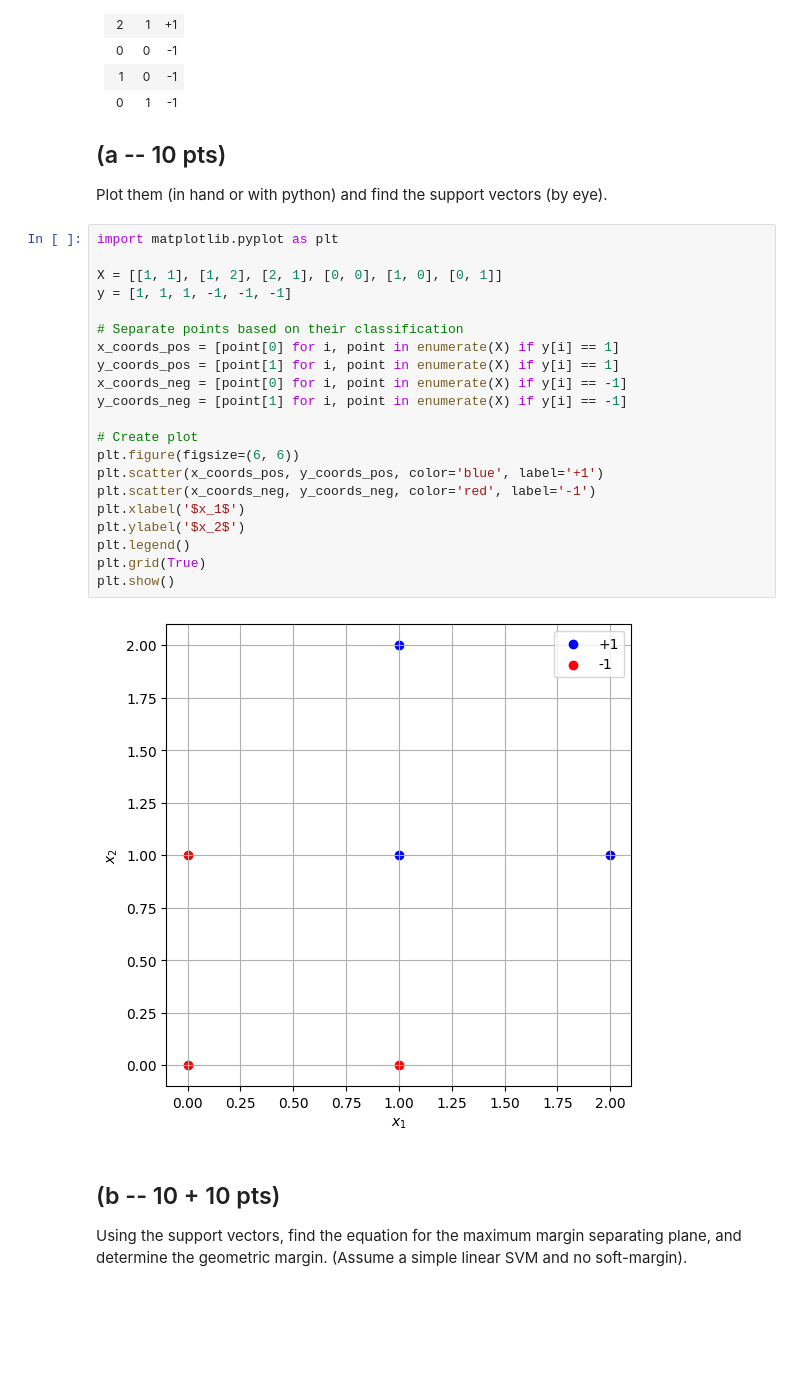
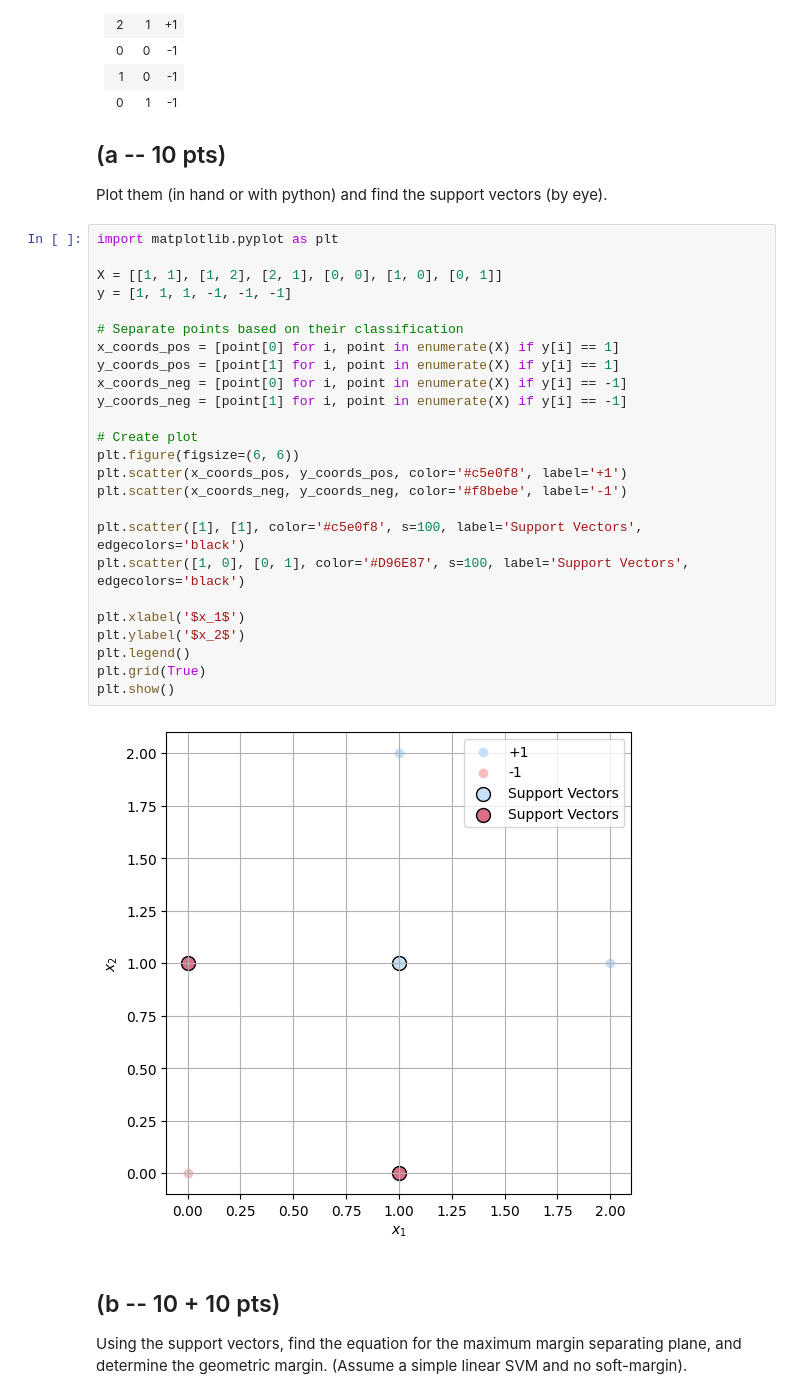
Before and after one commit to richsi/CSE142, a Jupyter notebook: Assignment3/Assignment3_CSE142.ipynb, the cells around one changed output. Cells and saved outputs as stored; diff of their text form; blank space fills up the shorter version.

```diff
--- a/Assignment3/Assignment3_CSE142.ipynb
+++ b/Assignment3/Assignment3_CSE142.ipynb
@@ -82,26 +82,30 @@ Plot them (in hand or with python) and find the support vectors (by eye).
 # %%
 import matplotlib.pyplot as plt
 
 X = [[1, 1], [1, 2], [2, 1], [0, 0], [1, 0], [0, 1]]
 y = [1, 1, 1, -1, -1, -1]
 
 # Separate points based on their classification
 x_coords_pos = [point[0] for i, point in enumerate(X) if y[i] == 1]
 y_coords_pos = [point[1] for i, point in enumerate(X) if y[i] == 1]
 x_coords_neg = [point[0] for i, point in enumerate(X) if y[i] == -1]
 y_coords_neg = [point[1] for i, point in enumerate(X) if y[i] == -1]
 
 # Create plot
 plt.figure(figsize=(6, 6))
-plt.scatter(x_coords_pos, y_coords_pos, color='blue', label='+1')
-plt.scatter(x_coords_neg, y_coords_neg, color='red', label='-1')
+plt.scatter(x_coords_pos, y_coords_pos, color='#c5e0f8', label='+1')
+plt.scatter(x_coords_neg, y_coords_neg, color='#f8bebe', label='-1')
+
+plt.scatter([1], [1], color='#c5e0f8', s=100, label='Support Vectors', edgecolors='black')
+plt.scatter([1, 0], [0, 1], color='#D96E87', s=100, label='Support Vectors', edgecolors='black')
+
 plt.xlabel('$x_1$')
 plt.ylabel('$x_2$')
 plt.legend()
 plt.grid(True)
 plt.show()
 # %% [output]
-[figure, old version]
+[figure, new version]
 # %% [markdown]
 ## (b -- 10 + 10 pts)
 
```
Also changed, not shown: parts of 5 cells of this notebook, 1 other file.
